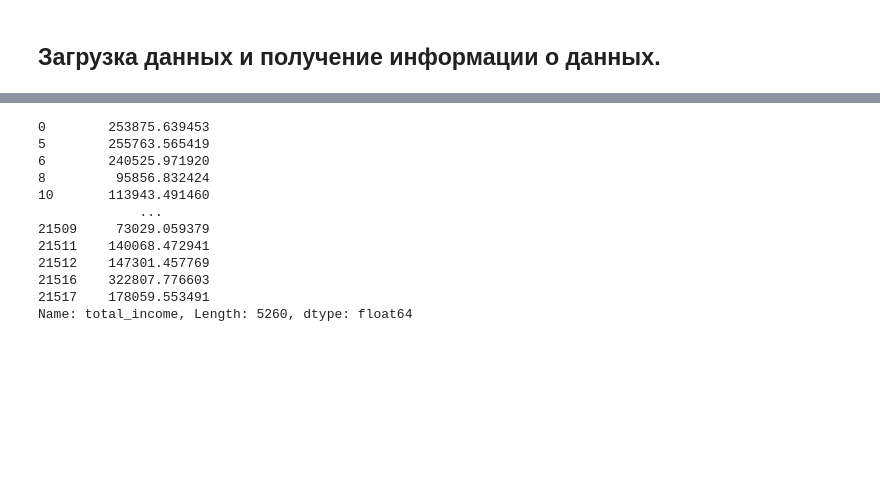
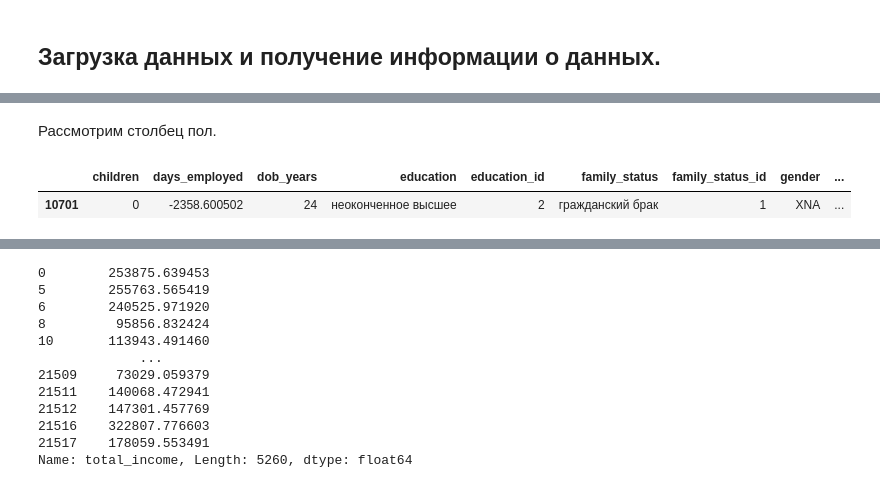
Before and after one commit to FrolovskiyKirill/Data-Science-Projects, a Jupyter notebook: Project_One.ipynb, the cells around one changed output, grey strips where cells are left out. Drawn from its saved outputs; the diff is of its cells as text; code cells hidden in the pictures; blank space fills up the shorter version.

```diff
--- a/Project_One.ipynb
+++ b/Project_One.ipynb
@@ -65,0 +133,8 @@ None
+# %% [markdown]
+Рассмотрим столбец пол.
+# %%
+df['gender'].value_counts()
+df.loc[df['gender'] == 'XNA']
+# %% [output]
+|  | children | days_employed | dob_years | education | education_id | family_status | family_status_id | gender | ... |
+| 10701 | 0 | -2358.600502 | 24 | неоконченное высшее | 2 | гражданский брак | 1 | XNA | ... |
```
Also changed, not shown: parts of 19 cells of this notebook.
